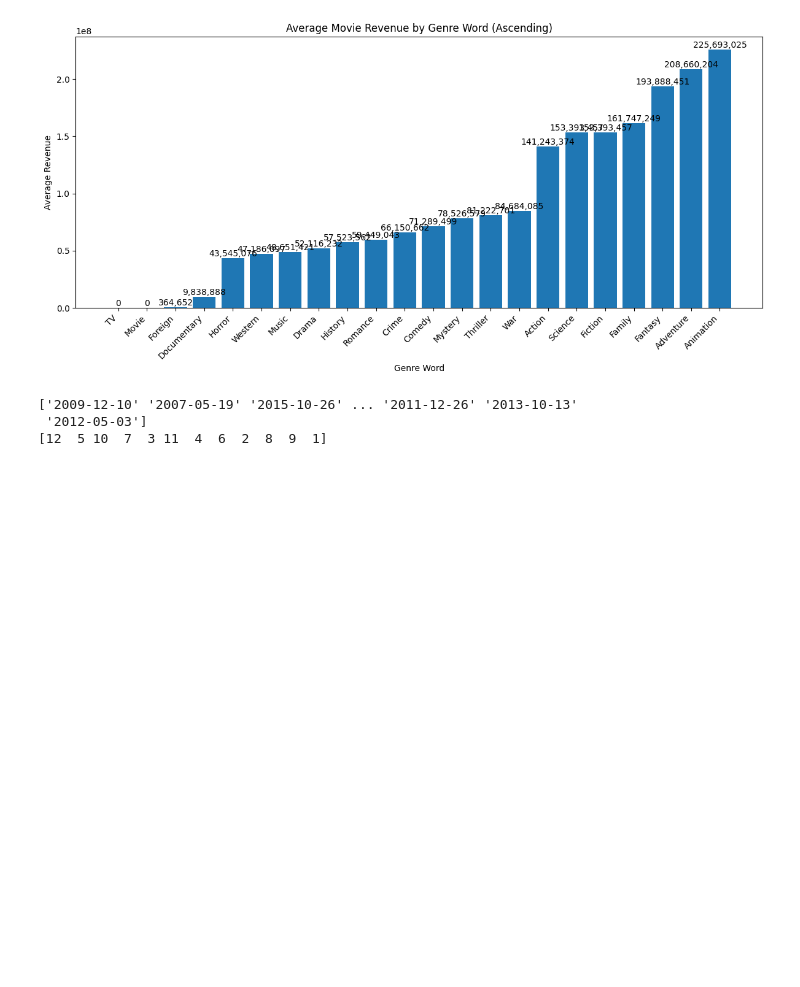
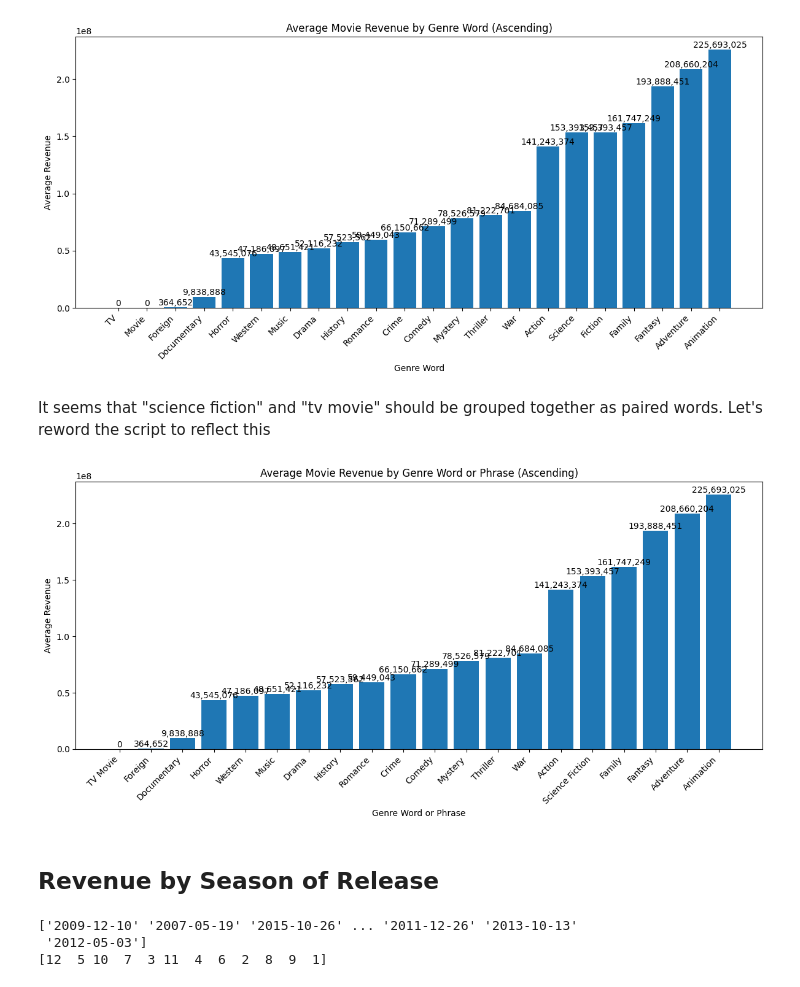
Before and after one commit to oak50/DS3001-Project1, a Jupyter notebook: Scripts/modeling_approach_prep.ipynb, the cells around one changed output. Saved outputs shown, nothing was run; the diff lists cells and outputs as text; code cells hidden in the pictures; blank space fills up the shorter version.

Commit message:
modify genre graph

```diff
--- a/Scripts/modeling_approach_prep.ipynb
+++ b/Scripts/modeling_approach_prep.ipynb
@@ -224,6 +223,65 @@ plt.tight_layout()
 plt.show()
 # %% [output]
 [figure]
+# %% [markdown]
+It seems that "science fiction" and "tv movie" should be grouped together as paired words. Let's reword the script to reflect this
+# %%
+import pandas as pd
+import matplotlib.pyplot as plt
+import re
+
+# Define the list of phrases to preserve
+phrases_to_preserve = ['TV Movie', 'Science Fiction']
+
+# Function to split the genres while preserving specific phrases
+def split_genres(genre_string):
+    for phrase in phrases_to_preserve:
+        genre_string = genre_string.replace(phrase, phrase.replace(' ', '_'))
+    return genre_string.split()
+
+# Combine all genre entries into a single string and split into individual words or preserved phrases
+all_words = ' '.join(df['genres'].dropna())
+all_words_split = split_genres(all_words)
+
+# Replace underscores back to spaces in preserved phrases
+all_words_split = [word.replace('_', ' ') for word in all_words_split]
+
+# Get unique words or phrases using a set
+unique_words = set(all_words_split)
+
+# Calculate average revenue for movies containing each unique genre word or phrase
+average_revenue_per_word = {}
+
+for word in unique_words:
+    # Filter movies that contain the word or phrase in their genre
+    filtered_movies = df[df['genres'].str.contains(re.escape(word), na=False)]
+
+    # Calculate the average revenue for these movies
+    average_revenue = filtered_movies['revenue'].mean()
+    average_revenue_per_word[word] = average_revenue
+
+# Sort the dictionary by average revenue in ascending order
+sorted_revenue = dict(sorted(average_revenue_per_word.items(), key=lambda item: item[1]))
+
+# Create a bar graph
+plt.figure(figsize=(12, 6))
+bars = plt.bar(sorted_revenue.keys(), sorted_revenue.values())
+plt.xticks(rotation=45, ha='right')
+plt.xlabel('Genre Word or Phrase')
+plt.ylabel('Average Revenue')
+plt.title('Average Movie Revenue by Genre Word or Phrase (Ascending)')
+
+# Label the bars with the average revenue values
+for bar in bars:
+    yval = bar.get_height()
+    plt.text(bar.get_x() + bar.get_width() / 2, yval, f'{yval:,.0f}', ha='center', va='bottom')
+
+plt.tight_layout()
+plt.show()
+# %% [output]
+[figure, added]
+# %% [markdown]
+## Revenue by Season of Release
 # %%
 # print release_season values
 print(df['release_date'].unique())
```
Also changed, not shown: parts of 1 cell of this notebook.
